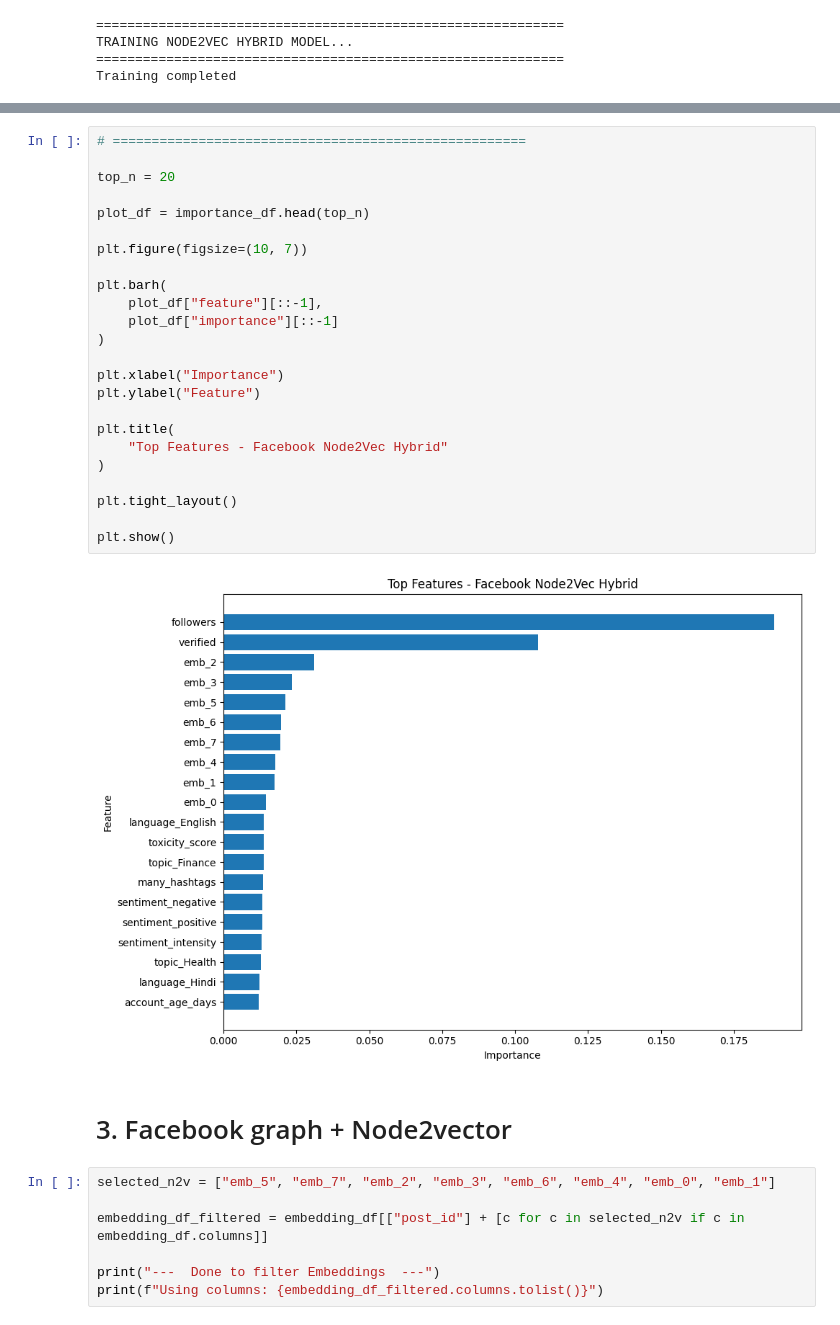
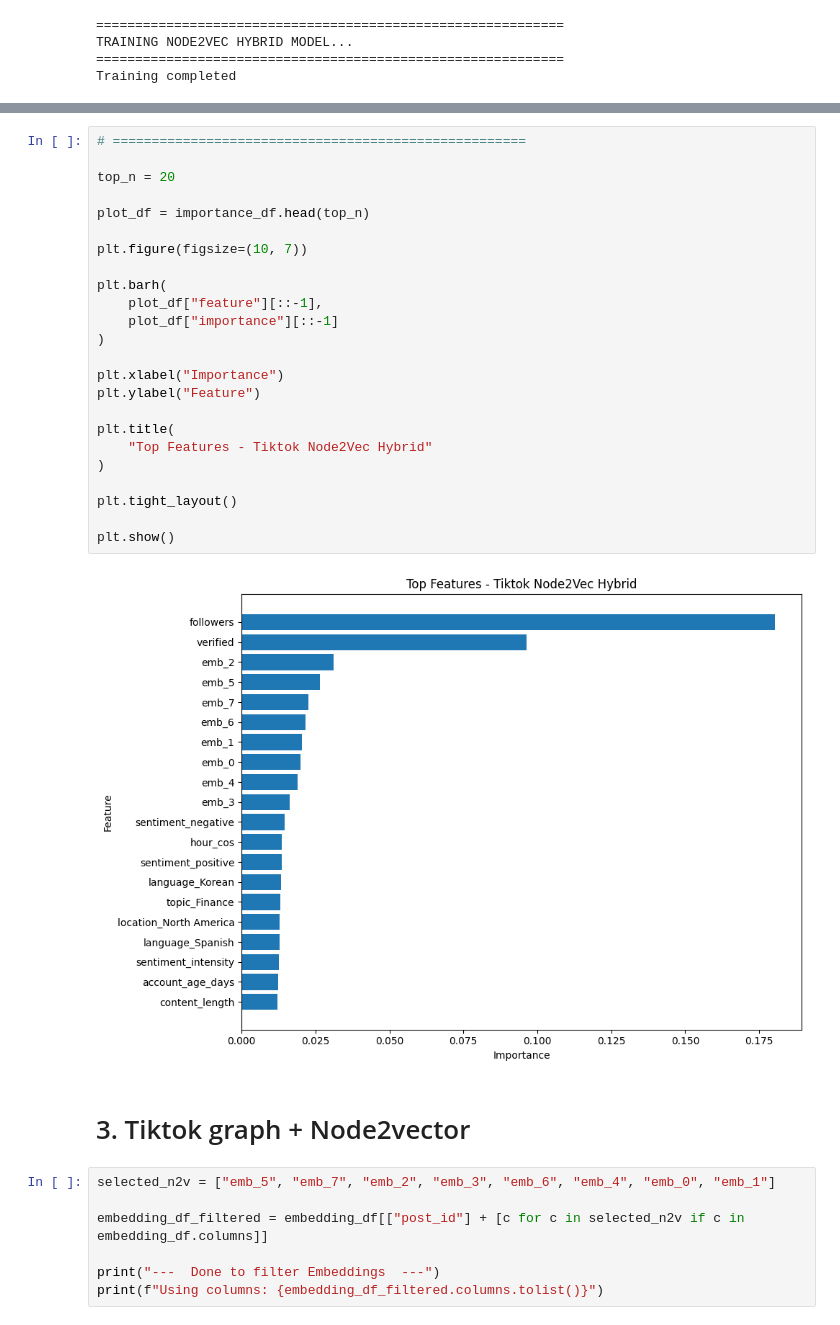
Before and after one commit to ThienY173/FDSE_2026_A_comparative_study_across_six_platforms, a Jupyter notebook: Network_graph/Tiktok/tiktok_graph.ipynb, the cells around one changed output, grey strips where cells are left out. Drawn from its saved outputs; the diff is of its cells as text.

```diff
--- a/Network_graph/Tiktok/tiktok_graph.ipynb
+++ b/Network_graph/Tiktok/tiktok_graph.ipynb
@@ -1144,31 +1144,31 @@ TOP 20 IMPORTANT FEATURES
 # %%
 # =====================================================
 
 top_n = 20
 
 plot_df = importance_df.head(top_n)
 
 plt.figure(figsize=(10, 7))
 
 plt.barh(
     plot_df["feature"][::-1],
     plot_df["importance"][::-1]
 )
 
 plt.xlabel("Importance")
 plt.ylabel("Feature")
 
 plt.title(
-    "Top Features - Facebook Node2Vec Hybrid"
+    "Top Features - Tiktok Node2Vec Hybrid"
 )
 
 plt.tight_layout()
 
 plt.show()
 # %% [output]
-[figure, old version]
+[figure, new version]
 # %% [markdown]
-# 3. Facebook graph + Node2vector
+# 3. Tiktok graph + Node2vector
 # %%
 selected_n2v = ["emb_5", "emb_7", "emb_2", "emb_3", "emb_6", "emb_4", "emb_0", "emb_1"]
 
```
Also changed, not shown: parts of 8 cells of this notebook, 2 other files.
